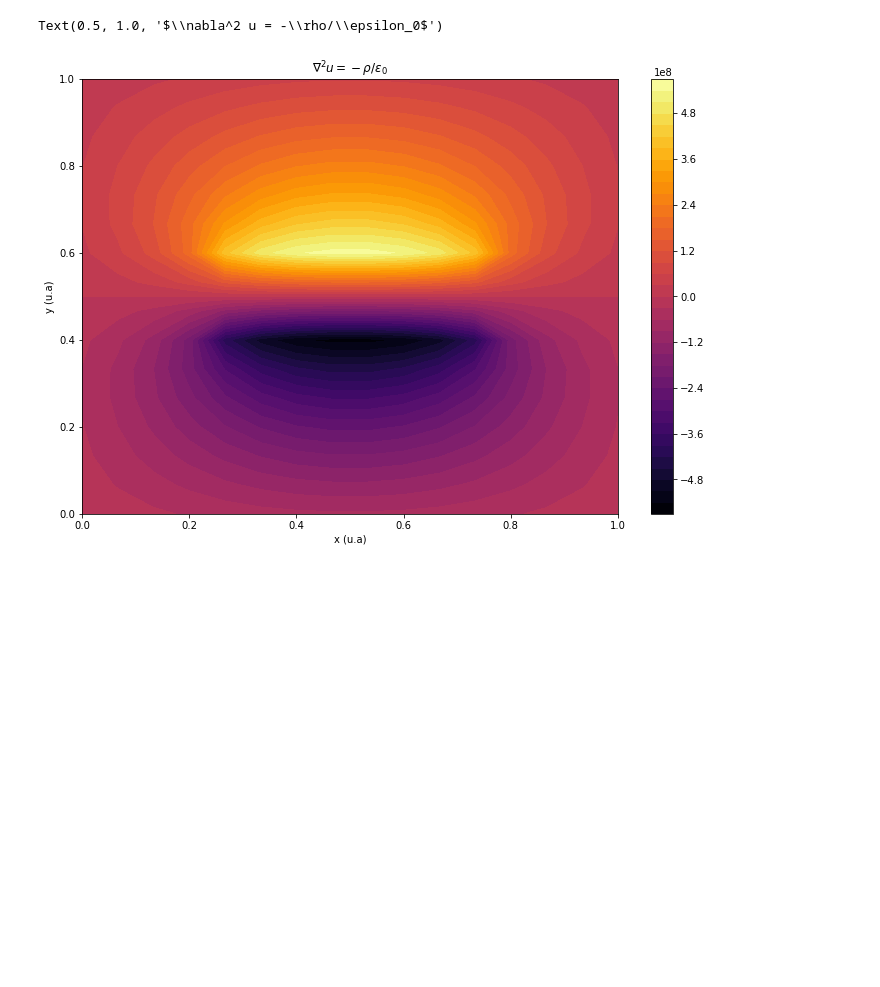
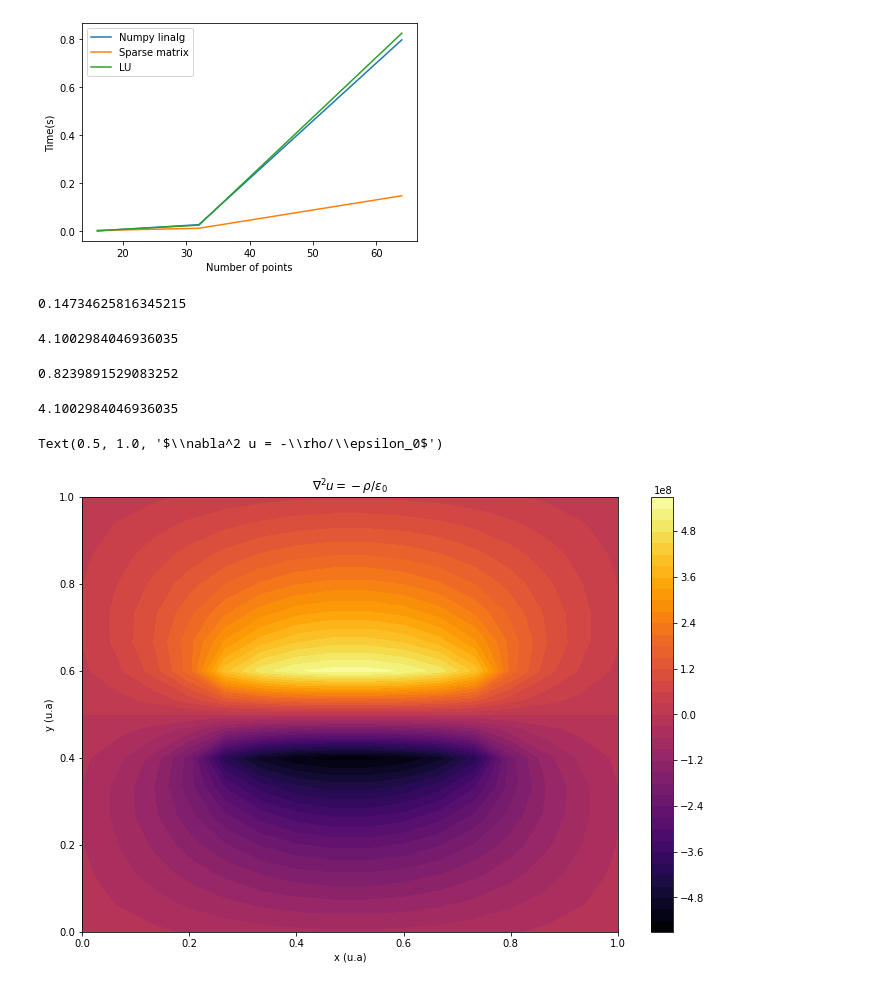
Before and after one commit to ceciliacapela/ProjectAnaetCeci, a Jupyter notebook: poisson.ipynb, the cells around one changed output. Drawn from its saved outputs; the diff is of its cells as text; code cells hidden in the pictures; blank space fills up the shorter version.

```diff
--- a/poisson.ipynb
+++ b/poisson.ipynb
@@ -121,2 +139,65 @@ print(u_new)'''
+# %%
+fig = plt.figure()
+ax1 = fig.add_subplot(111)
+ax1.plot(numbers,t_np,label='Numpy linalg')
+ax1.plot(numbers,t_sparse,label='Sparse matrix')
+ax1.plot(numbers,t_lu,label='LU')
+plt.xlabel('Number of points')
+plt.ylabel('Time(s)')
+plt.legend()
+plt.show()
+# %% [output]
+[figure, added]
+# %%
+start_sparse = time.time()
+coef_sparse = scipy.sparse.csc_matrix(coef)
+u_sparse = scipy.sparse.linalg.spsolve(coef_sparse,pk)
+end_sparse = time.time()
+sparse_time = end_sparse-start_sparse
+print(sparse_time)
+pot_sparse = np.zeros((N,N))
+for i in range(N):
+    for j in range(N):
+        pot_sparse[i,j] = u_sparse[i*N+j]
+# %% [output]
+0.14734625816345215
+# %%
+def Jacobi(A, b, N, x_init):
+    init = time.time()
+    D = np.diag(A)
+    R = A - np.diagflat(D)
+    for i in range(N):
+        x = (b - R.dot(x_init))/D
+        x_init = x
+    end = time.time()
+    elapsed = end-init
+    return x, elapsed
+
+u_jacobi, t_jacobi = Jacobi (coef, pk, int(1e4), np.zeros(len(pk)))
+print(t_jacobi)
+# %% [output]
+4.1002984046936035
+# %%
+from scipy.linalg import lu_factor, lu_solve
+start_lu = time.time()
+lu, piv = lu_factor(coef)
+u_lu = lu_solve((lu,piv),pk)
+end_lu = time.time()
+lu_time = end_lu-start_lu
+print(lu_time)
+pot_lu = np.zeros((N,N))
+for i in range(N):
+    for j in range(N):
+        pot_lu[i,j] = u_lu[i*N+j]
+# %% [output]
+0.8239891529083252
+# %%
+pot_jacobi = np.zeros((N,N))
+for i in range(N):
+    for j in range(N):
+        pot_jacobi[i,j] = u_jacobi[i*N+j]
+print(t_jacobi)
+# %% [output]
+4.1002984046936035
 # %%
 py.figure(figsize = (12,8))
```
Also changed, not shown: parts of 8 cells of this notebook, 1 other file.
